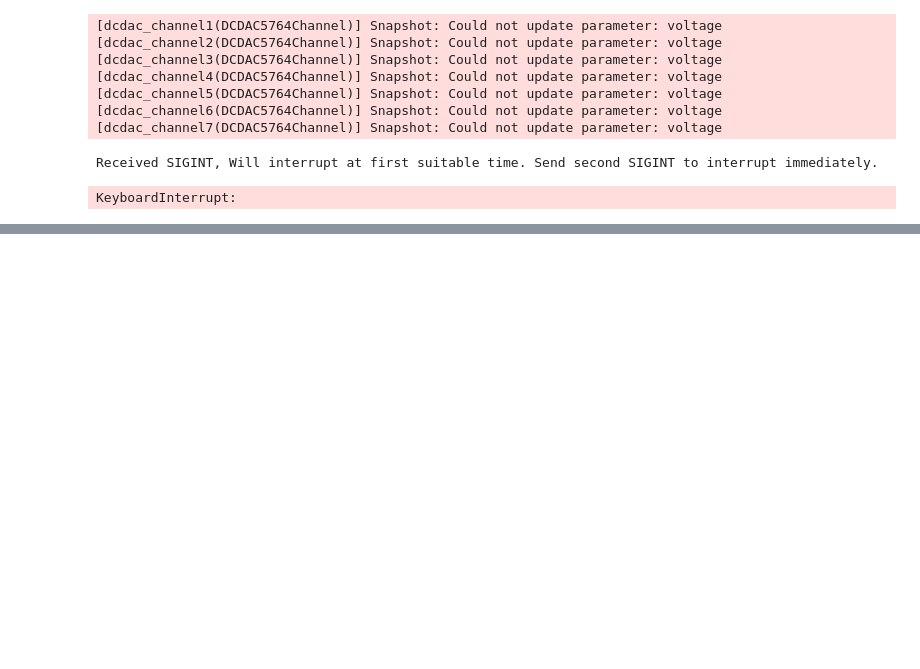
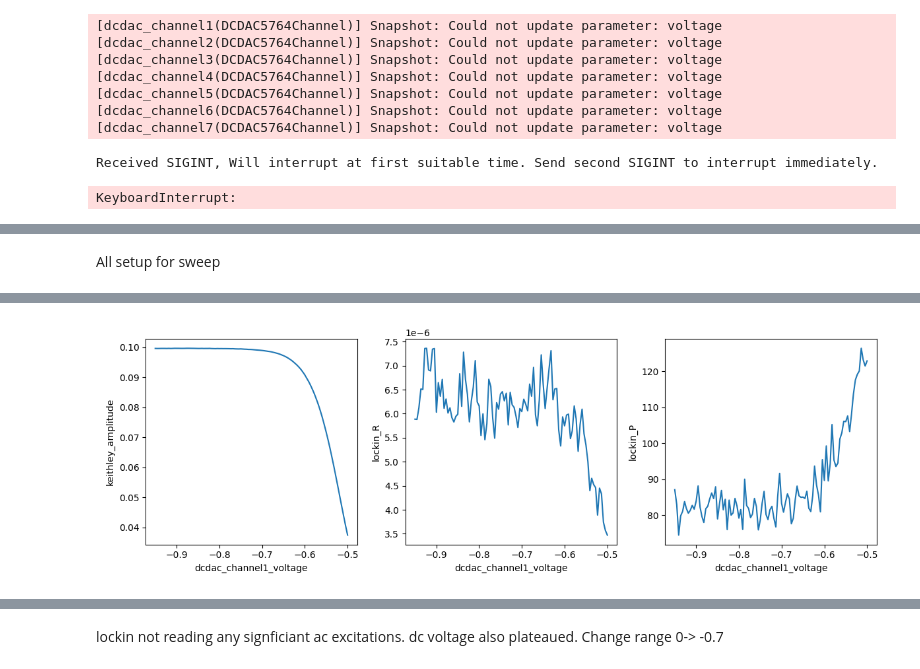
Before and after one commit to barreralab/capacitance_exps, a Jupyter notebook: notebooks/acquisition/DualHemtTests/opt_bias.ipynb, the cells around one changed output, grey strips where cells are left out. Drawn from its saved outputs; the diff is of its cells as text; code cells hidden in the pictures; blank space fills up the shorter version.

```diff
--- a/notebooks/acquisition/DualHemtTests/opt_bias.ipynb
+++ b/notebooks/acquisition/DualHemtTests/opt_bias.ipynb
@@ -351,0 +493,27 @@ acdac.reset()
+# %%
+indep_params = [Vgamp]
+dep_params = [Vdsdc, Vdsac_R, Vdsac_P]
+
+mc = {}
+for param in indep_params + dep_params:
+    mc[param.full_name] = param.label
+
+s = sweep.Station(basedir=data2path,measurement_config=mc)
+for param in indep_params + dep_params:
+    s.fp(param)
+
+s.add_comment("Vg sweep try again")
+
+for dep in dep_params:
+    s.plot(Vgamp, dep)
+# %% [markdown]
+All setup for sweep
+# %%
+START = -0.5
+STOP = -0.95
+SAMPLES = 100
+INT_TIME = 0.5
+
+setpoints = np.linspace(START, STOP, SAMPLES)
+res = s.sweep(Vgamp,setpoints, delay=INT_TIME)
+# %% [output]
@@ -351,0 +522 @@ acdac.reset()
+[figure, added]
@@ -351,0 +525,3 @@ acdac.reset()
+# %% [markdown]
+lockin not reading any signficiant ac excitations.
+dc voltage also plateaued. Change range 0-> -0.7
```
Also changed, not shown: parts of 61 cells of this notebook, 1 other file.
